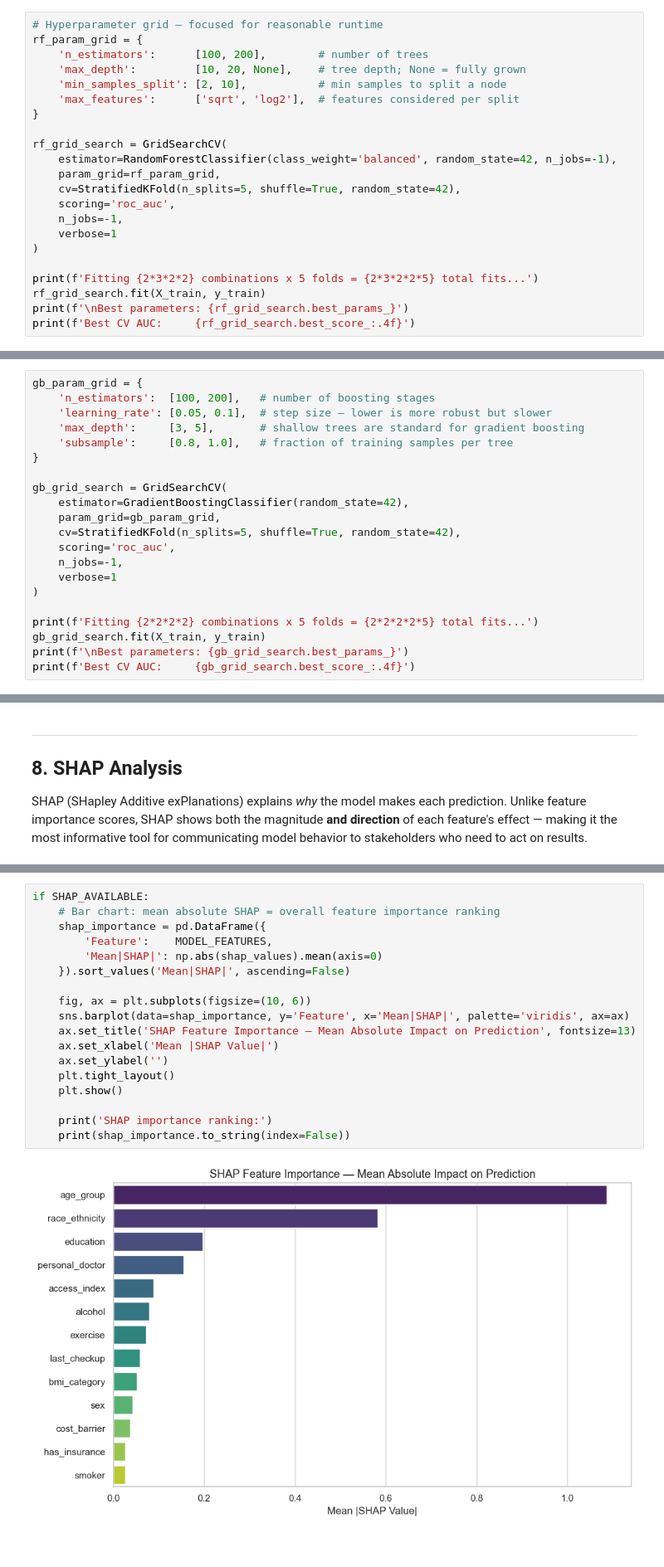
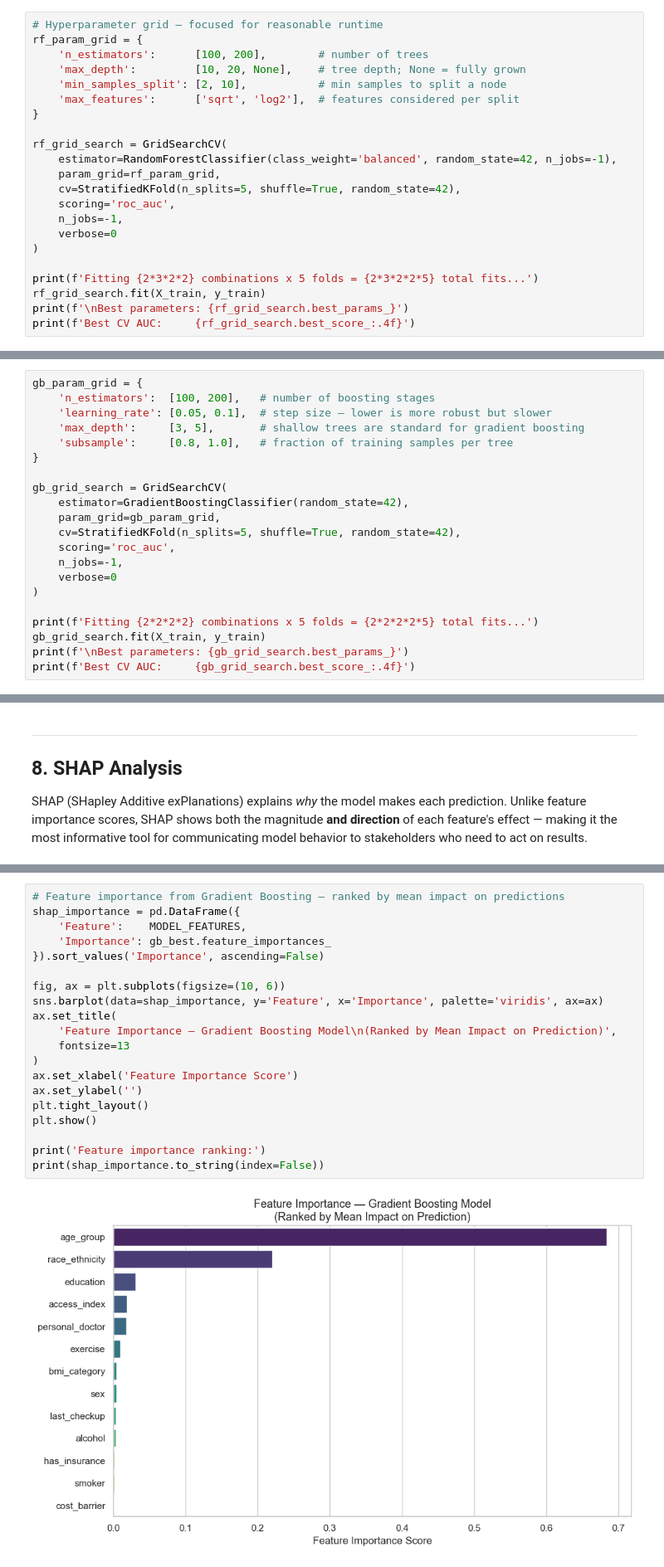
Before and after one commit to jenpenner/capstone-colorectal-cancer-final, a Jupyter notebook: notebooks/colorectal_cancer_modeling.ipynb, the cells around one changed output, grey strips where cells are left out. Shown at 83% size. Cells and saved outputs as stored; diff of their text form.

```diff
--- a/notebooks/colorectal_cancer_modeling.ipynb
+++ b/notebooks/colorectal_cancer_modeling.ipynb
@@ -312,7 +314,7 @@ rf_grid_search = GridSearchCV(
     cv=StratifiedKFold(n_splits=5, shuffle=True, random_state=42),
     scoring='roc_auc',
     n_jobs=-1,
-    verbose=1
+    verbose=0
 )
 
 print(f'Fitting {2*3*2*2} combinations x 5 folds = {2*3*2*2*5} total fits...')
@@ -381,7 +382,7 @@ gb_grid_search = GridSearchCV(
     cv=StratifiedKFold(n_splits=5, shuffle=True, random_state=42),
     scoring='roc_auc',
     n_jobs=-1,
-    verbose=1
+    verbose=0
 )
 
 print(f'Fitting {2*2*2*2} combinations x 5 folds = {2*2*2*2*5} total fits...')
@@ -548,20 +529,22 @@ else:
 # %%
-if SHAP_AVAILABLE:
-    # Bar chart: mean absolute SHAP = overall feature importance ranking
-    shap_importance = pd.DataFrame({
-        'Feature':    MODEL_FEATURES,
-        'Mean|SHAP|': np.abs(shap_values).mean(axis=0)
-    }).sort_values('Mean|SHAP|', ascending=False)
+# Feature importance from Gradient Boosting — ranked by mean impact on predictions
+shap_importance = pd.DataFrame({
+    'Feature':    MODEL_FEATURES,
+    'Importance': gb_best.feature_importances_
+}).sort_values('Importance', ascending=False)
 
-    fig, ax = plt.subplots(figsize=(10, 6))
-    sns.barplot(data=shap_importance, y='Feature', x='Mean|SHAP|', palette='viridis', ax=ax)
-    ax.set_title('SHAP Feature Importance — Mean Absolute Impact on Prediction', fontsize=13)
-    ax.set_xlabel('Mean |SHAP Value|')
-    ax.set_ylabel('')
-    plt.tight_layout()
-    plt.show()
+fig, ax = plt.subplots(figsize=(10, 6))
+sns.barplot(data=shap_importance, y='Feature', x='Importance', palette='viridis', ax=ax)
+ax.set_title(
+    'Feature Importance — Gradient Boosting Model\n(Ranked by Mean Impact on Prediction)',
+    fontsize=13
+)
+ax.set_xlabel('Feature Importance Score')
+ax.set_ylabel('')
+plt.tight_layout()
+plt.show()
 
-    print('SHAP importance ranking:')
-    print(shap_importance.to_string(index=False))
+print('Feature importance ranking:')
+print(shap_importance.to_string(index=False))
 # %% [output]
-[figure, old version]
+[figure, new version]
```
Also changed, not shown: parts of 5 cells of this notebook.
